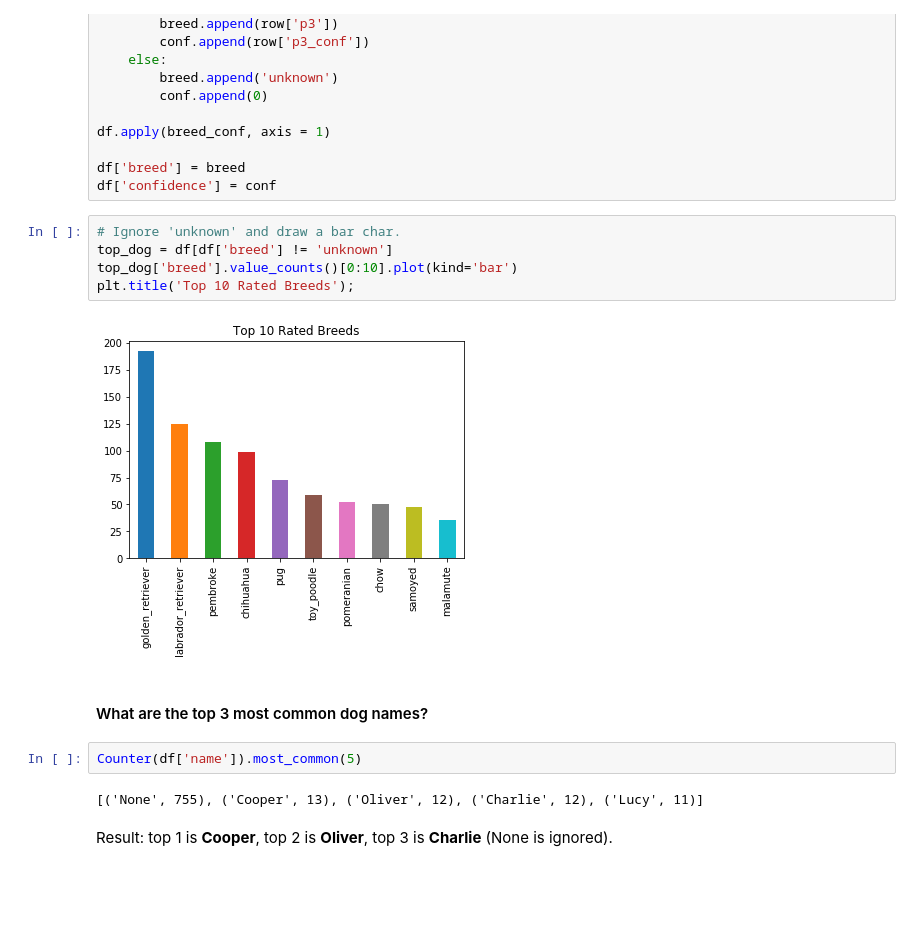
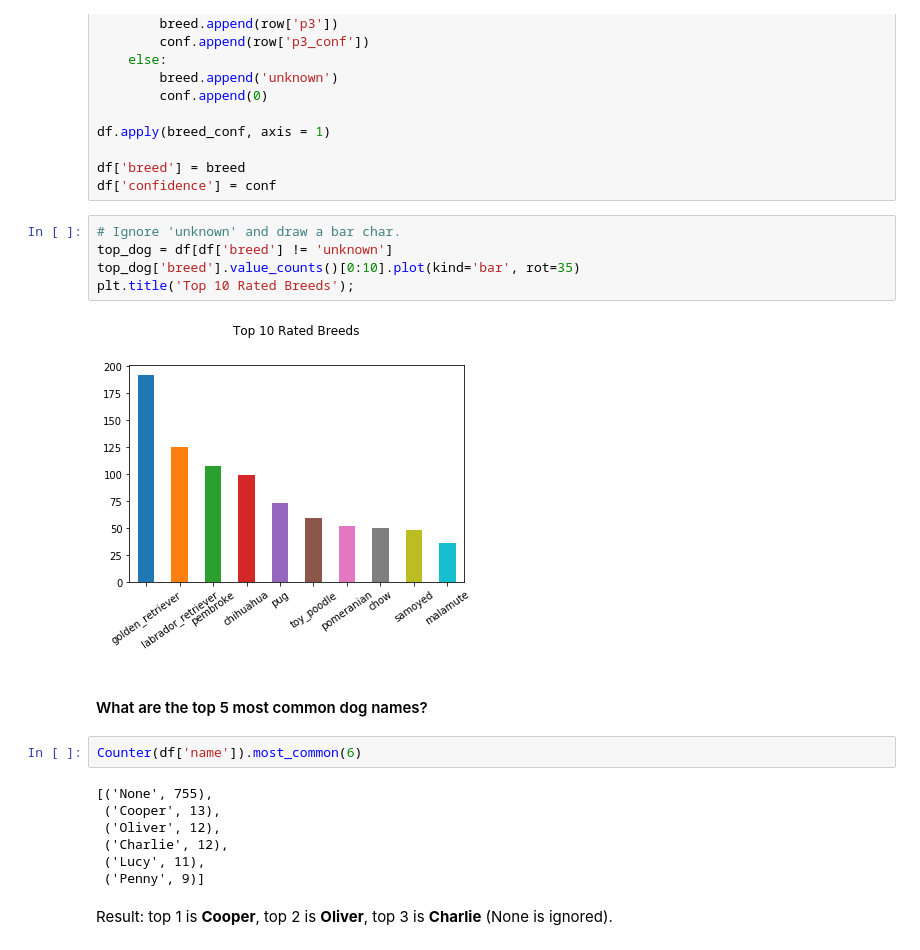
Before and after one commit to ponggolin/Wrangle-and-Analyze-Data, a Jupyter notebook: wrangle_act.ipynb, the cells around one changed output. Drawn from its saved outputs; the diff is of its cells as text; blank space fills up the shorter version.

```diff
--- a/wrangle_act.ipynb
+++ b/wrangle_act.ipynb
@@ -700,16 +676,21 @@ df['confidence'] = conf
 # %%
 # Ignore 'unknown' and draw a bar char.
 top_dog = df[df['breed'] != 'unknown']
-top_dog['breed'].value_counts()[0:10].plot(kind='bar')
+top_dog['breed'].value_counts()[0:10].plot(kind='bar', rot=35)
 plt.title('Top 10 Rated Breeds');
 # %% [output]
-[figure, old version]
+[figure, new version]
 # %% [markdown]
-#### What are the top 3 most common dog names?
+#### What are the top 5 most common dog names?
 # %%
-Counter(df['name']).most_common(5)
+Counter(df['name']).most_common(6)
 # %% [output]
-[('None', 755), ('Cooper', 13), ('Oliver', 12), ('Charlie', 12), ('Lucy', 11)]
+[('None', 755),
+ ('Cooper', 13),
+ ('Oliver', 12),
+ ('Charlie', 12),
+ ('Lucy', 11),
+ ('Penny', 9)]
 # %% [markdown]
 Result: top 1 is **Cooper**, top 2 is **Oliver**, top 3 is **Charlie** (None is ignored).
 # %% [markdown]
```
Also changed, not shown: parts of 18 cells of this notebook.
